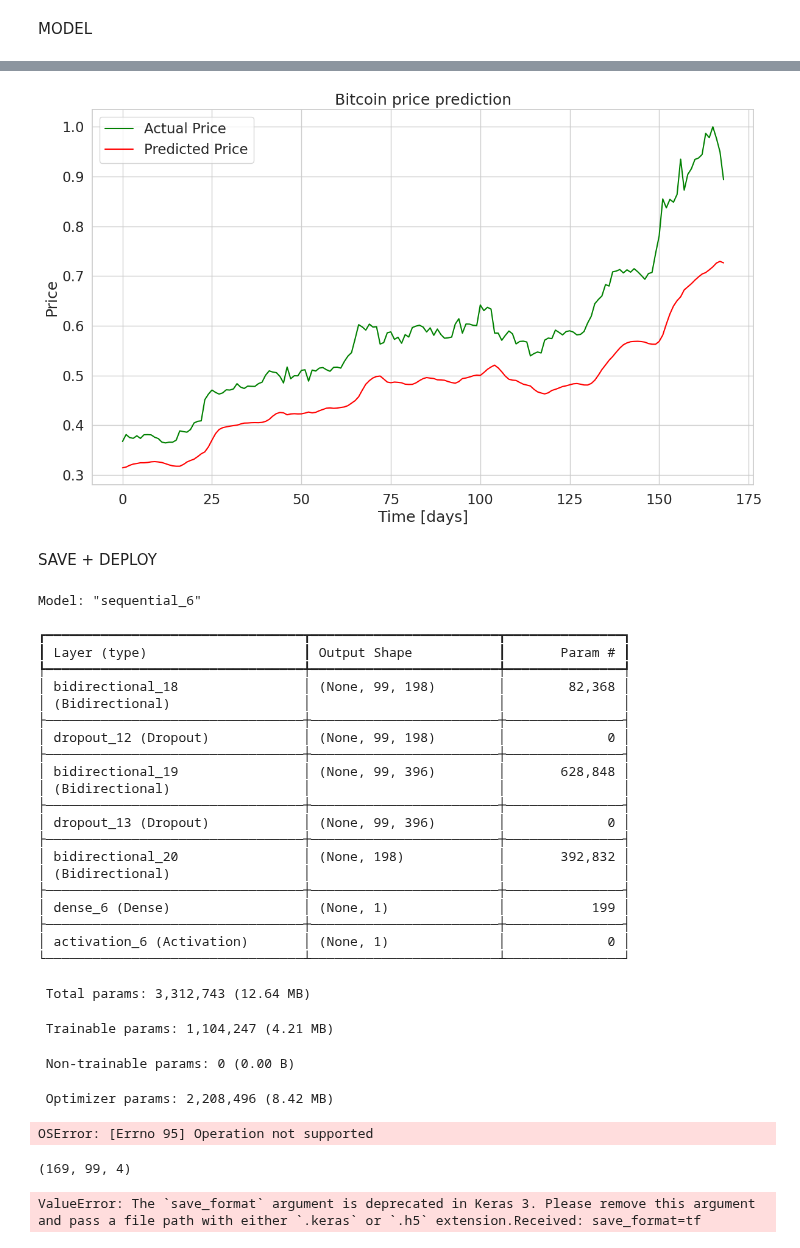
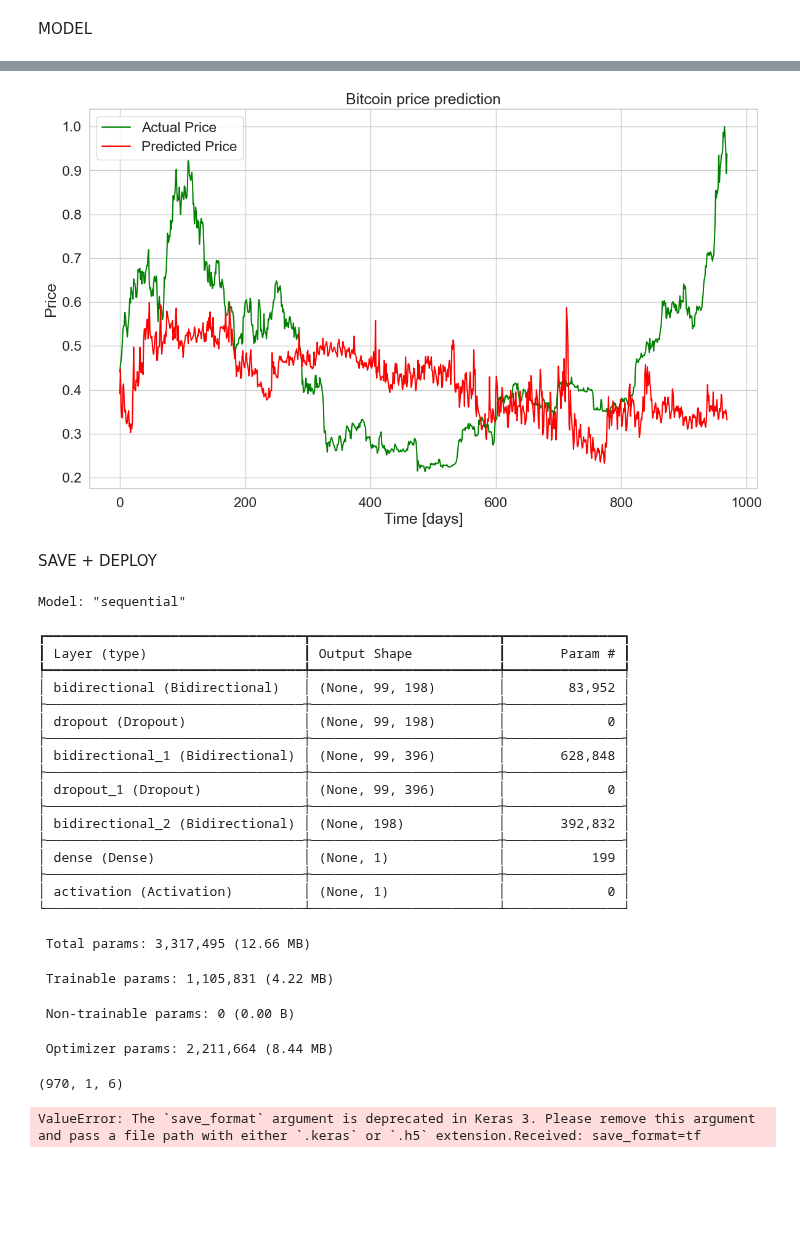
Before and after one commit to lekhoavu2909/cryfto, a Jupyter notebook: LSTM/lstm_modified.ipynb, the cells around one changed output, grey strips where cells are left out. Drawn from its saved outputs; the diff is of its cells as text; code cells hidden in the pictures; blank space fills up the shorter version.

Commit message:
Trained multivariate model
Signed-off-by: unknown <vulk29@gmail.com>

```diff
--- a/LSTM/lstm_modified.ipynb
+++ b/LSTM/lstm_modified.ipynb
@@ -41,4 +51,4 @@ Index(['Date', 'Open', 'High', 'Low', 'Close', 'Adj Close', 'Volume'], dtype='ob
 # %%
-features = ['Close', 'Adj Close', 'Volume', 'Open']
+features = ['Close', 'Adj Close', 'Volume', 'Open', 'High', 'Low', 'Close Future']
 df = data.dropna(subset=features)
-X = data[features]
+X = df[features]
@@ -93,19 +110,30 @@ def to_sequences(data, seq_len):
     return np.array(d)
 
 def preprocess(data_raw, seq_len, train_split):
-
-    data = to_sequences(data_raw, seq_len)
-
+    # data = to_sequences(data_raw, seq_len)
+    data = data_raw
     num_train = int(train_split * data.shape[0])
 
-    X_train = data[:num_train, :-1, :]
-    y_train = data[:num_train, -1, :]
+    n_train_hours = 365 * 24
+    train = data[:num_train, :]
+    test = data[num_train:, :]
+    # split into input and outputs
+    X_train, y_train = train[:, :-1], train[:, -1]
+    X_test, y_test = test[:, :-1], test[:, -1]
+    # reshape input to be 3D [samples, timesteps, features]
+    X_train = X_train.reshape((X_train.shape[0], 1, X_train.shape[1]))
+    X_test = X_test.reshape((X_test.shape[0], 1, X_test.shape[1]))
+    print(X_train.shape, y_train.shape, X_test.shape, y_test.shape)
 
-    X_test = data[num_train:, :-1, :]
-    y_test = data[num_train:, -1, :]
+
+    # X_train = data[:num_train, :-1, :]
+    # y_train = data[:num_train, -1, :]
+
+    # X_test = data[num_train:, :-1, :]
+    # y_test = data[num_train:, -1, :]
 
     return X_train, y_train, X_test, y_test
 
 
 X_train, y_train, X_test, y_test =\
- preprocess(X_normalized, SEQ_LEN, train_split = 0.95)
+ preprocess(X_normalized, SEQ_LEN, train_split = 0.7)
@@ -139,15 +169,13 @@ model.compile(
     optimizer='adam'
 )
 
-BATCH_SIZE = 64
-
 history = model.fit(
-    X_train,
-    y_train,
+    X_train, y_train,
     epochs=50,
-    batch_size=BATCH_SIZE,
-    shuffle=False,
-    validation_split=0.1
+    batch_size=32,
+    validation_data=(X_test, y_test),
+    verbose=2,
+    shuffle=False
 )
 # %% [output]
 Epoch 1/50
@@ -219,52 +217,47 @@ plt.show()
 # %%
-plt.plot(y_test[:,0], label="Actual Price", color='green')
+plt.plot(y_test, label="Actual Price", color='green')
 plt.plot(y_hat, label="Predicted Price", color='red')
 plt.title('Bitcoin price prediction')
 plt.xlabel('Time [days]')
 plt.ylabel('Price')
 plt.legend(loc='best')
 
 plt.show()
 # %% [output]
-[figure, old version]
+[figure, new version]
 # %% [markdown]
 SAVE + DEPLOY
 # %%
 model.summary()
 # %% [output]
-Model: "sequential_6"
+Model: "sequential"
 ┏━━━━━━━━━━━━━━━━━━━━━━━━━━━━━━━━━┳━━━━━━━━━━━━━━━━━━━━━━━━┳━━━━━━━━━━━━━━━┓
 ┃ Layer (type)                    ┃ Output Shape           ┃       Param # ┃
 ┡━━━━━━━━━━━━━━━━━━━━━━━━━━━━━━━━━╇━━━━━━━━━━━━━━━━━━━━━━━━╇━━━━━━━━━━━━━━━┩
-│ bidirectional_18                │ (None, 99, 198)        │        82,368 │
-│ (Bidirectional)                 │                        │               │
+│ bidirectional (Bidirectional)   │ (None, 99, 198)        │        83,952 │
 ├─────────────────────────────────┼────────────────────────┼───────────────┤
-│ dropout_12 (Dropout)            │ (None, 99, 198)        │             0 │
+│ dropout (Dropout)               │ (None, 99, 198)        │             0 │
 ├─────────────────────────────────┼────────────────────────┼───────────────┤
-│ bidirectional_19                │ (None, 99, 396)        │       628,848 │
-│ (Bidirectional)                 │                        │               │
+│ bidirectional_1 (Bidirectional) │ (None, 99, 396)        │       628,848 │
 ├─────────────────────────────────┼────────────────────────┼───────────────┤
-│ dropout_13 (Dropout)            │ (None, 99, 396)        │             0 │
+│ dropout_1 (Dropout)             │ (None, 99, 396)        │             0 │
 ├─────────────────────────────────┼────────────────────────┼───────────────┤
-│ bidirectional_20                │ (None, 198)            │       392,832 │
-│ (Bidirectional)                 │                        │               │
+│ bidirectional_2 (Bidirectional) │ (None, 198)            │       392,832 │
 ├─────────────────────────────────┼────────────────────────┼───────────────┤
-│ dense_6 (Dense)                 │ (None, 1)              │           199 │
+│ dense (Dense)                   │ (None, 1)              │           199 │
 ├─────────────────────────────────┼────────────────────────┼───────────────┤
-│ activation_6 (Activation)       │ (None, 1)              │             0 │
+│ activation (Activation)         │ (None, 1)              │             0 │
 └─────────────────────────────────┴────────────────────────┴───────────────┘
- Total params: 3,312,743 (12.64 MB)
+ Total params: 3,317,495 (12.66 MB)
- Trainable params: 1,104,247 (4.21 MB)
+ Trainable params: 1,105,831 (4.22 MB)
  Non-trainable params: 0 (0.00 B)
- Optimizer params: 2,208,496 (8.42 MB)
+ Optimizer params: 2,211,664 (8.44 MB)
 # %%
 model.save('lstm.keras')
-# %% [output]
-OSError: [Errno 95] Operation not supported
 # %%
 print(X_test.shape)
 # %% [output]
-(169, 99, 4)
+(970, 1, 6)
 # %%
 model.save(filepath='./1/', save_format='tf')
 # %% [output]
```
Also changed, not shown: parts of 20 cells of this notebook, 3 other files.
